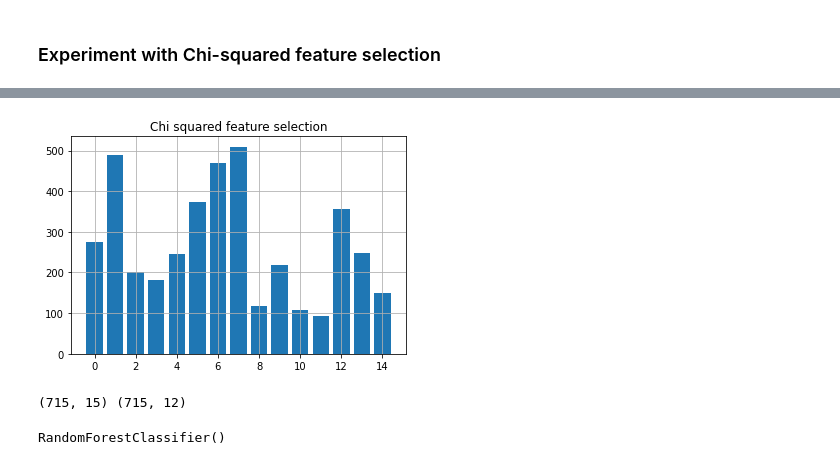
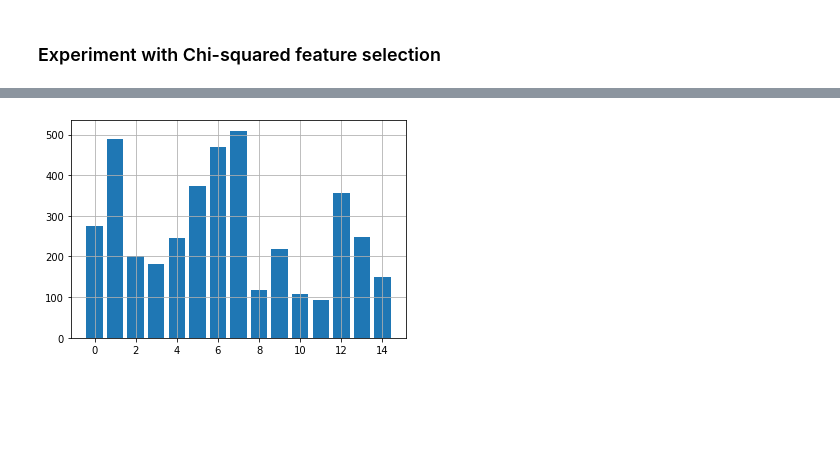
Before and after one commit to PashaIanko/Robust-Feature-Selection, a Jupyter notebook: main.ipynb, the cells around one changed output, grey strips where cells are left out. Saved outputs shown, nothing was run; the diff lists cells and outputs as text; code cells hidden in the pictures; blank space fills up the shorter version.

```diff
--- a/main.ipynb
+++ b/main.ipynb
@@ -901,19 +886,13 @@ def plot_selector_feature_scores(selector_, name_=''):
 
 
 pep8(_ih)
-# %%
-plot_selector_feature_scores(
-    chi2_selector,
-    name_='Chi squared feature selection'
-)
-# %% [output]
-[figure, removed]
-# %%
-print(X_train_processed.shape, X_train_reduced.shape)
-# %% [output]
-(715, 15) (715, 12)
-# %%
-clf = RandomForestClassifier()
-clf.fit(res, Y_trainval_processed)
-# %% [output]
-RandomForestClassifier()
+# %%
+feature_selector = SelectPercentile(
+    score_func=chi2,
+    percentile=100
+)
+
+feature_selector.fit(X_train_processed, Y_train_processed)
+plot_selector_feature_scores(feature_selector)
+# %% [output]
+[figure, added]
```
Also changed, not shown: parts of 8 cells of this notebook.
